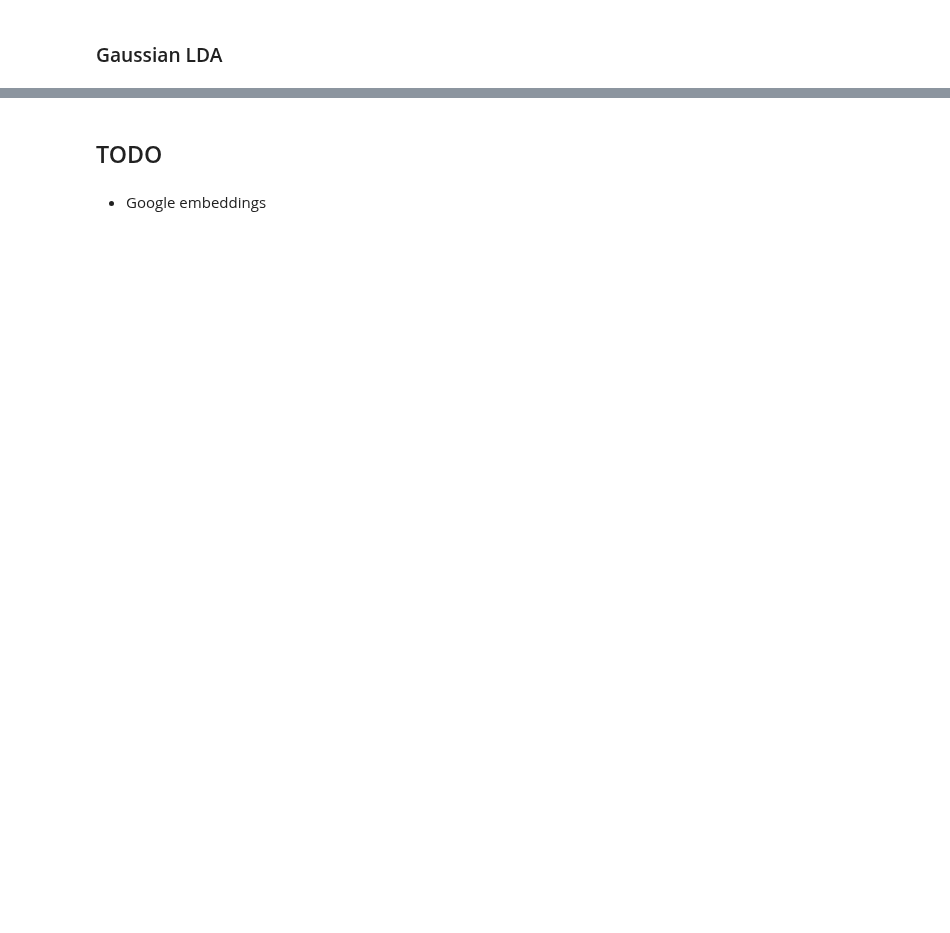
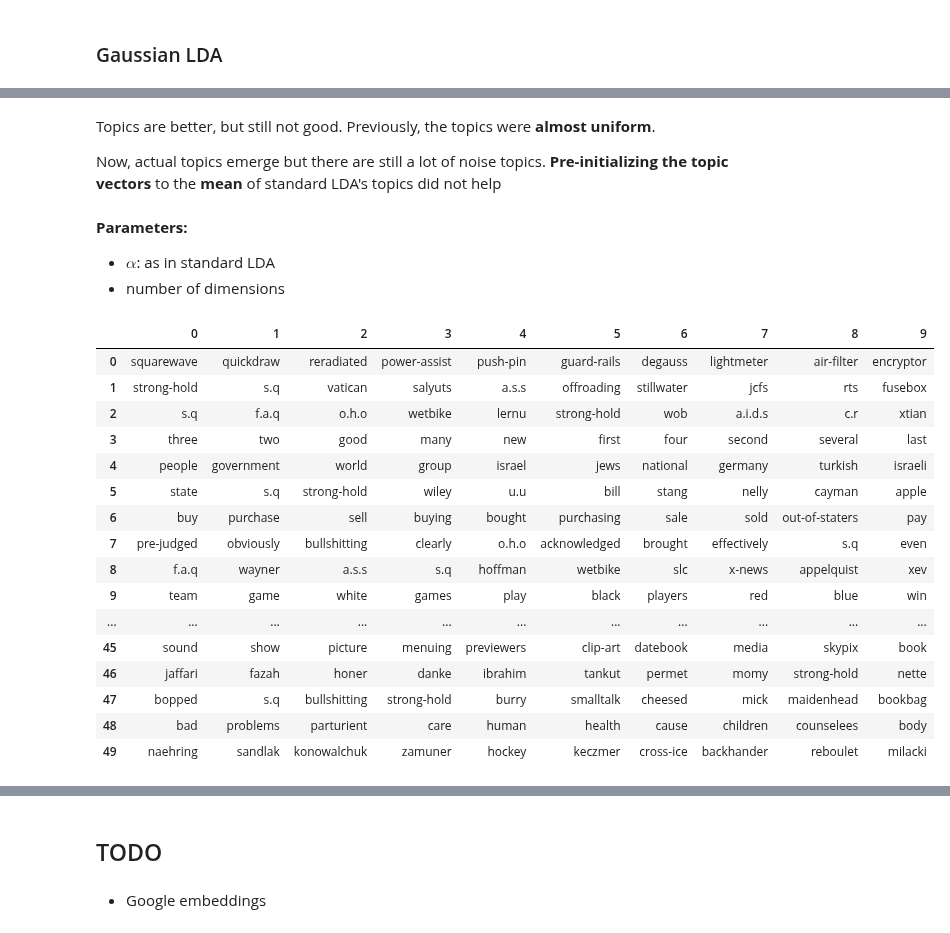
Before and after one commit to knub/master-thesis, a Jupyter notebook: notebooks/Competitive Evaluation.ipynb, the cells around one changed output, grey strips where cells are left out. Cells and saved outputs as stored; diff of their text form; code cells hidden in the pictures; blank space fills up the shorter version.

```diff
--- a/notebooks/Competitive Evaluation.ipynb
+++ b/notebooks/Competitive Evaluation.ipynb
@@ -57,3 +175,31 @@ for df_concept in [df_we_concept, df_tm_concept]:
 
 > Yes, I have a feeling, I ran the experiments on 50 dimensional vectors.
 > I am a little sad that it does not work for higher dimensional embeddings, but clearly there is something interesting going on which might give some insights about the structure of the space. Can you point me to the topics for D = {50, 200}.
+# %% [markdown]
+Topics are better, but still not good. Previously, the topics were **almost uniform**.
+
+Now, actual topics emerge but there are still a lot of noise topics. **Pre-initializing the topic vectors** to the **mean** of standard LDA's topics did not help
+# %% [markdown]
+**Parameters:**
+* $\alpha$: as in standard LDA
+* number of dimensions
+# %%
+pnd.read_csv("/home/stefan.bunk/Gaussian_LDA/results/dim-50.alpha-0-02.output/090.topics", sep=" ", header=None)
+# %% [output]
+|  | 0 | 1 | 2 | 3 | 4 | 5 | 6 | 7 | 8 | 9 |
+| 0 | squarewave | quickdraw | reradiated | power-assist | push-pin | guard-rails | degauss | lightmeter | air-filter | encryptor |
+| 1 | strong-hold | s.q | vatican | salyuts | a.s.s | offroading | stillwater | jcfs | rts | fusebox |
+| 2 | s.q | f.a.q | o.h.o | wetbike | lernu | strong-hold | wob | a.i.d.s | c.r | xtian |
+| 3 | three | two | good | many | new | first | four | second | several | last |
+| 4 | people | government | world | group | israel | jews | national | germany | turkish | israeli |
+| 5 | state | s.q | strong-hold | wiley | u.u | bill | stang | nelly | cayman | apple |
+| 6 | buy | purchase | sell | buying | bought | purchasing | sale | sold | out-of-staters | pay |
+| 7 | pre-judged | obviously | bullshitting | clearly | o.h.o | acknowledged | brought | effectively | s.q | even |
+| 8 | f.a.q | wayner | a.s.s | s.q | hoffman | wetbike | slc | x-news | appelquist | xev |
+| 9 | team | game | white | games | play | black | players | red | blue | win |
+| ... | ... | ... | ... | ... | ... | ... | ... | ... | ... | ... |
+| 45 | sound | show | picture | menuing | previewers | clip-art | datebook | media | skypix | book |
+| 46 | jaffari | fazah | honer | danke | ibrahim | tankut | permet | momy | strong-hold | nette |
+| 47 | bopped | s.q | bullshitting | strong-hold | burry | smalltalk | cheesed | mick | maidenhead | bookbag |
+| 48 | bad | problems | parturient | care | human | health | cause | children | counselees | body |
+| 49 | naehring | sandlak | konowalchuk | zamuner | hockey | keczmer | cross-ice | backhander | reboulet | milacki |
```
Also changed, not shown: parts of 60 cells of this notebook.
